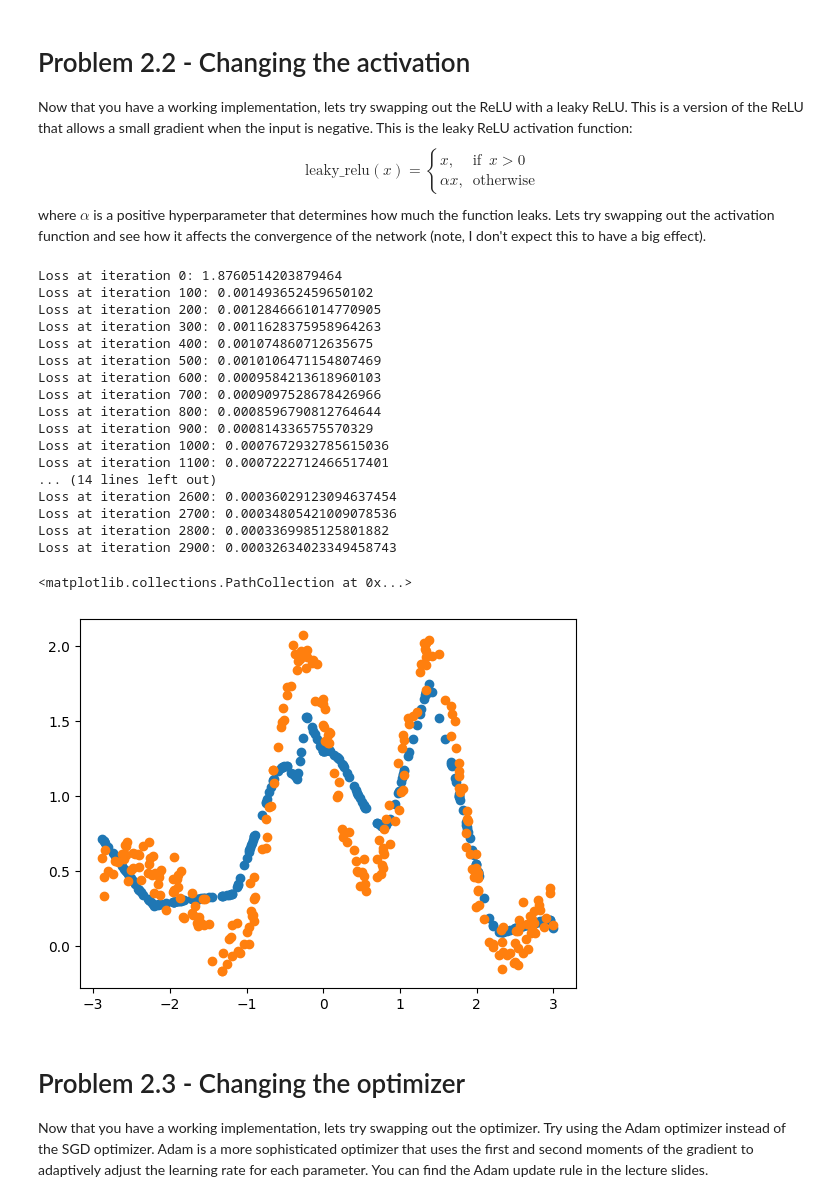
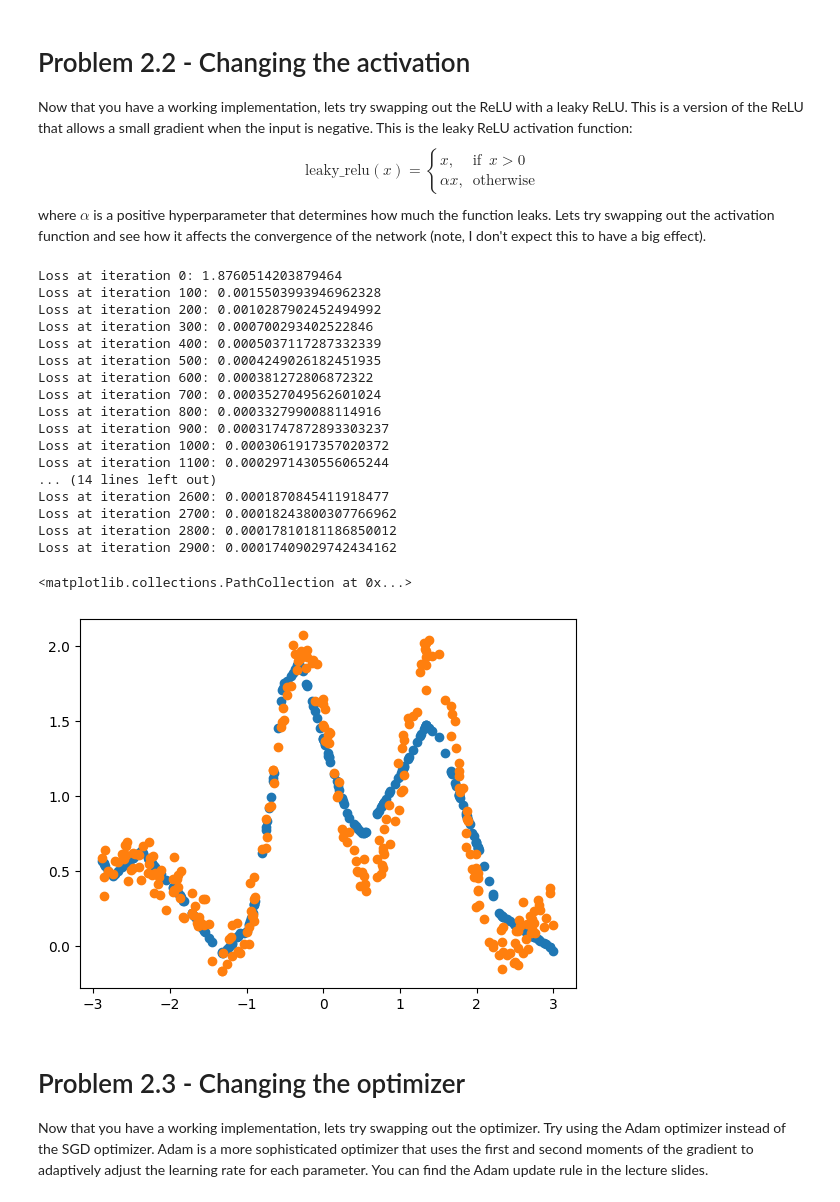
Before and after one commit to Emerge-Lab/tr-gy-8013-Fa-24, a Jupyter notebook: Homeworks/Homework-2.ipynb, the cells around one changed output. Cells and saved outputs as stored; diff of their text form; code cells hidden in the pictures.

Commit message:
Fix the copied relus

```diff
--- a/Homeworks/Homework-2.ipynb
+++ b/Homeworks/Homework-2.ipynb
@@ -483,51 +483,52 @@ class LeakyReLU():
     def zero_grad(self):
         pass
 
     def parameters(self):
         return []
 
 # Now lets try this with the leaky relu
 layer1 = Layer(1, 32)
 layer2 = Layer(32, 32)
 layer3 = Layer(32, 1)
-leaky_relu = LeakyReLU(0.01)
-network = Network([layer1, leaky_relu, layer2, leaky_relu, layer3])
+leaky_relu_1 = LeakyReLU(0.01)
+leaky_relu_2 = LeakyReLU(0.01)
+network = Network([layer1, leaky_relu_1, layer2, leaky_relu_2, layer3])
 loss_fn = MeanSquaredLoss()
 optimizer = SGDOptimizer(network, loss_fn, 0.001)
 
 # Now lets train the network
 losses = []
 for i in range(3000):
     loss = optimizer.step(x_data, y_data)
     losses.append(loss)
     if i % 100 == 0:
         print(f'Loss at iteration {i}: {loss}')
 
 # Now lets output a prediction
 y_pred = network(x_data)
 plt.figure()
 plt.scatter(x_data, y_pred)
 plt.scatter(x_data, y_data)
 # %% [output]
 Loss at iteration 0: 1.8760514203879464
-Loss at iteration 100: 0.001493652459650102
-Loss at iteration 200: 0.0012846661014770905
-Loss at iteration 300: 0.0011628375958964263
-Loss at iteration 400: 0.001074860712635675
-Loss at iteration 500: 0.0010106471154807469
-Loss at iteration 600: 0.0009584213618960103
-Loss at iteration 700: 0.0009097528678426966
-Loss at iteration 800: 0.0008596790812764644
-Loss at iteration 900: 0.000814336575570329
-Loss at iteration 1000: 0.0007672932785615036
-Loss at iteration 1100: 0.0007222712466517401
+Loss at iteration 100: 0.0015503993946962328
+Loss at iteration 200: 0.0010287902452494992
+Loss at iteration 300: 0.000700293402522846
+Loss at iteration 400: 0.0005037117287332339
+Loss at iteration 500: 0.0004249026182451935
+Loss at iteration 600: 0.000381272806872322
+Loss at iteration 700: 0.0003527049562601024
+Loss at iteration 800: 0.0003327990088114916
+Loss at iteration 900: 0.00031747872893303237
+Loss at iteration 1000: 0.0003061917357020372
+Loss at iteration 1100: 0.0002971430556065244
 ... (14 lines left out)
-Loss at iteration 2600: 0.00036029123094637454
-Loss at iteration 2700: 0.00034805421009078536
-Loss at iteration 2800: 0.0003369985125801882
-Loss at iteration 2900: 0.00032634023349458743
+Loss at iteration 2600: 0.0001870845411918477
+Loss at iteration 2700: 0.00018243800307766962
+Loss at iteration 2800: 0.00017810181186850012
+Loss at iteration 2900: 0.00017409029742434162
 <matplotlib.collections.PathCollection at 0x...>
-[figure, old version]
+[figure, new version]
 # %% [markdown]
 # Problem 2.3 - Changing the optimizer
 Now that you have a working implementation, lets try swapping out the optimizer. Try using the Adam optimizer instead of the SGD optimizer. Adam is a more sophisticated optimizer that uses the first and second moments of the gradient to adaptively adjust the learning rate for each parameter. You can find the Adam update rule in the lecture slides.
```
Also changed, not shown: parts of 4 cells of this notebook.
